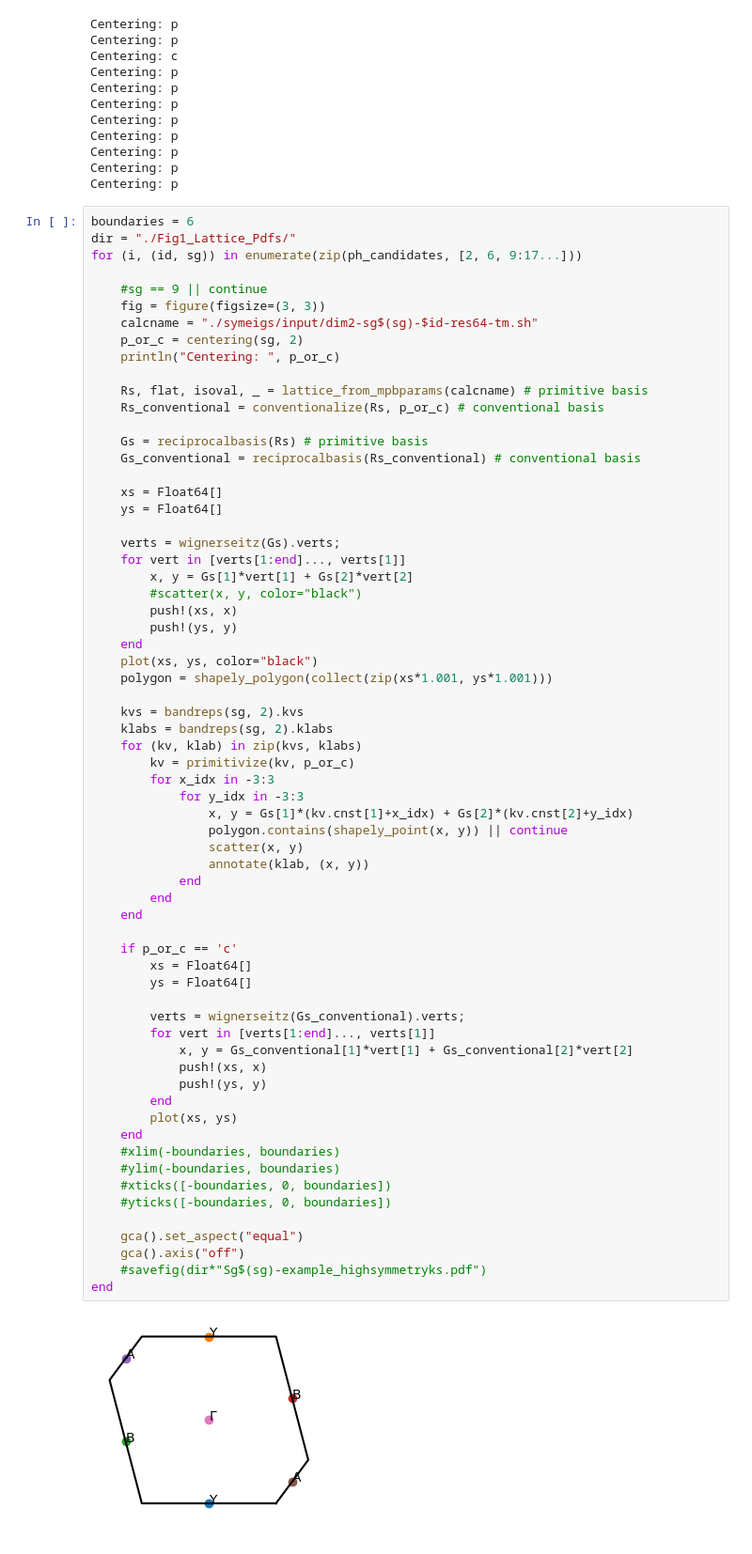
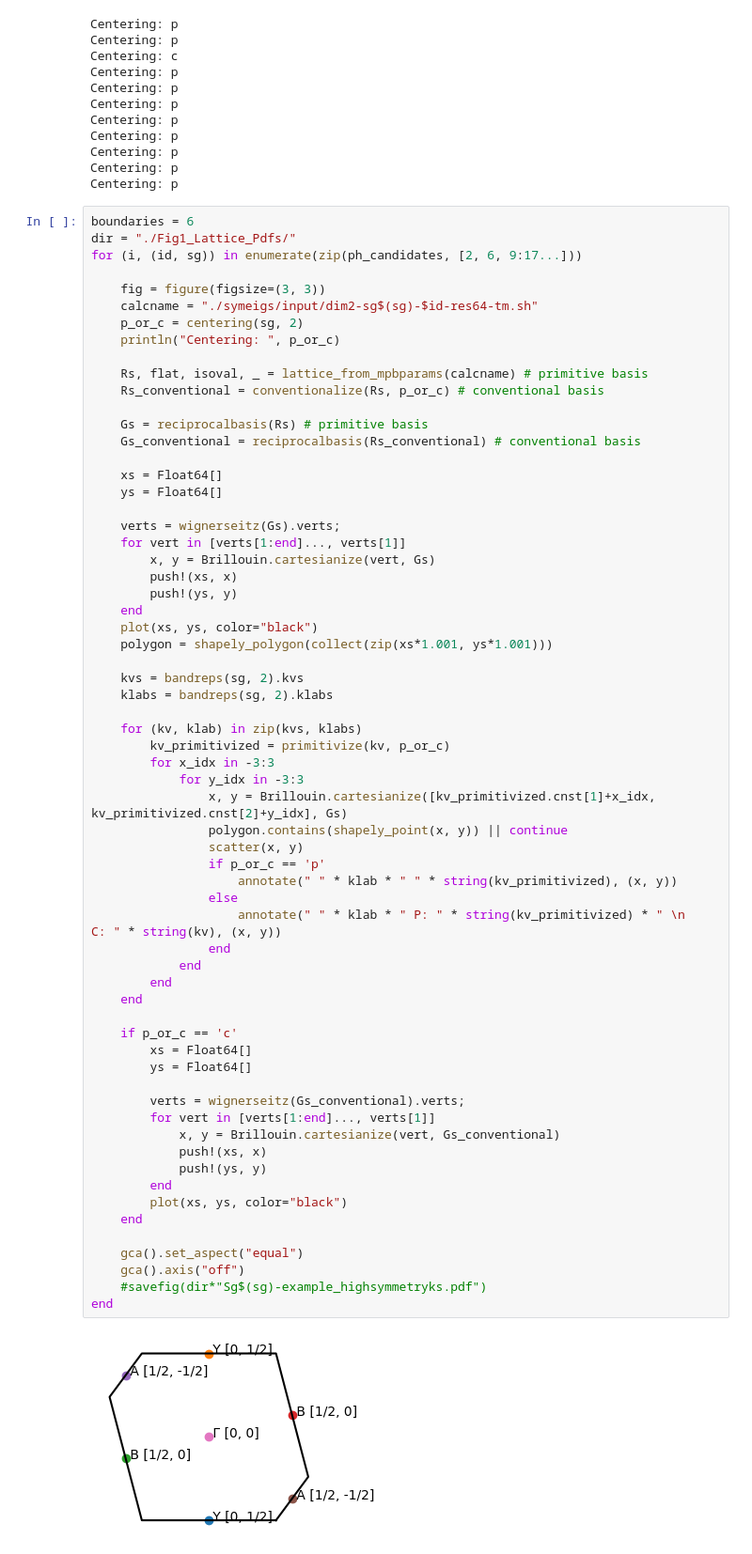
Before and after one commit to AliGhorashiCMT/Topological-Prevalence, a Jupyter notebook: High Symmetry Points and Labels for Supplement.ipynb, the cells around one changed output. Shown at 94% size. Cells and saved outputs as stored; diff of their text form.

```diff
--- a/High Symmetry Points and Labels for Supplement.ipynb
+++ b/High Symmetry Points and Labels for Supplement.ipynb
@@ -84,7 +84,6 @@ boundaries = 6
 dir = "./Fig1_Lattice_Pdfs/"
 for (i, (id, sg)) in enumerate(zip(ph_candidates, [2, 6, 9:17...]))
 
-    #sg == 9 || continue
     fig = figure(figsize=(3, 3))
     calcname = "./symeigs/input/dim2-sg$(sg)-$id-res64-tm.sh"
     p_or_c = centering(sg, 2)
@@ -101,48 +100,48 @@ for (i, (id, sg)) in enumerate(zip(ph_candidates, [2, 6, 9:17...]))
 
     verts = wignerseitz(Gs).verts;
     for vert in [verts[1:end]..., verts[1]]
-        x, y = Gs[1]*vert[1] + Gs[2]*vert[2]
-        #scatter(x, y, color="black")
+        x, y = Brillouin.cartesianize(vert, Gs)
         push!(xs, x)
         push!(ys, y)
     end
     plot(xs, ys, color="black")
     polygon = shapely_polygon(collect(zip(xs*1.001, ys*1.001)))
 
     kvs = bandreps(sg, 2).kvs
     klabs = bandreps(sg, 2).klabs
+
     for (kv, klab) in zip(kvs, klabs)
-        kv = primitivize(kv, p_or_c)
+        kv_primitivized = primitivize(kv, p_or_c)
         for x_idx in -3:3
             for y_idx in -3:3
-                x, y = Gs[1]*(kv.cnst[1]+x_idx) + Gs[2]*(kv.cnst[2]+y_idx)
+                x, y = Brillouin.cartesianize([kv_primitivized.cnst[1]+x_idx, kv_primitivized.cnst[2]+y_idx], Gs)
                 polygon.contains(shapely_point(x, y)) || continue
                 scatter(x, y)
-                annotate(klab, (x, y))
+                if p_or_c == 'p'
+                    annotate(" " * klab * " " * string(kv_primitivized), (x, y))
+                else
+                    annotate(" " * klab * " P: " * string(kv_primitivized) * " \n    C: " * string(kv), (x, y))
+                end
             end
         end
     end
 
     if p_or_c == 'c'
         xs = Float64[]
         ys = Float64[]
 
         verts = wignerseitz(Gs_conventional).verts;
         for vert in [verts[1:end]..., verts[1]]
-            x, y = Gs_conventional[1]*vert[1] + Gs_conventional[2]*vert[2]
+            x, y = Brillouin.cartesianize(vert, Gs_conventional)
             push!(xs, x)
             push!(ys, y)
         end
-        plot(xs, ys)
+        plot(xs, ys, color="black")
     end
-    #xlim(-boundaries, boundaries)
-    #ylim(-boundaries, boundaries)
-    #xticks([-boundaries, 0, boundaries])
-    #yticks([-boundaries, 0, boundaries])
 
     gca().set_aspect("equal")
     gca().axis("off")
     #savefig(dir*"Sg$(sg)-example_highsymmetryks.pdf")
 end
 # %% [output]
-[figure, old version]
+[figure, new version]
```
Also changed, not shown: parts of 1 cell of this notebook.
